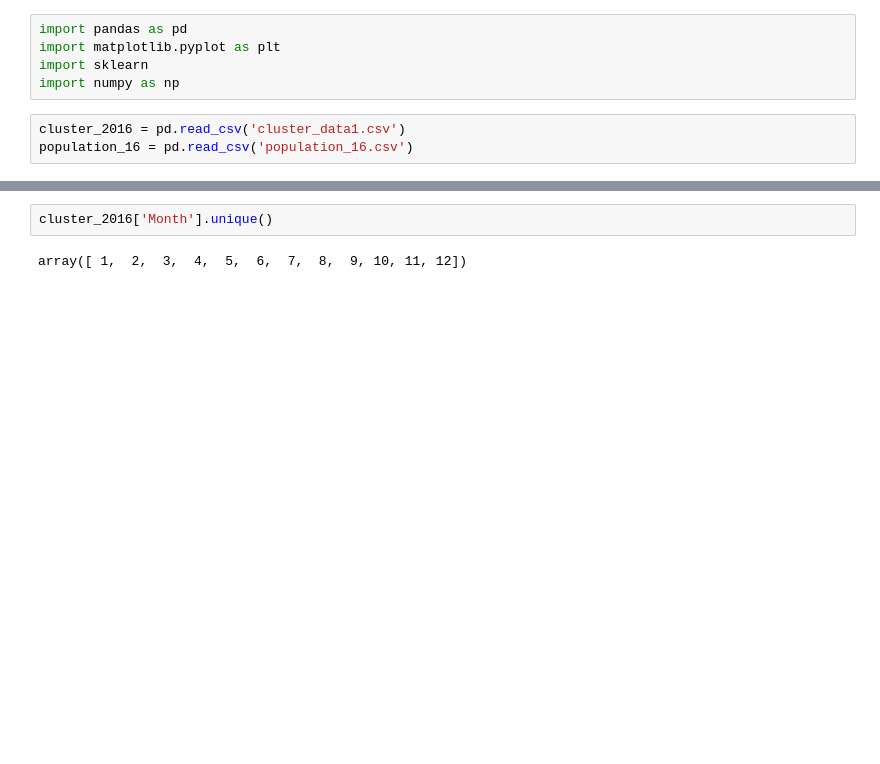
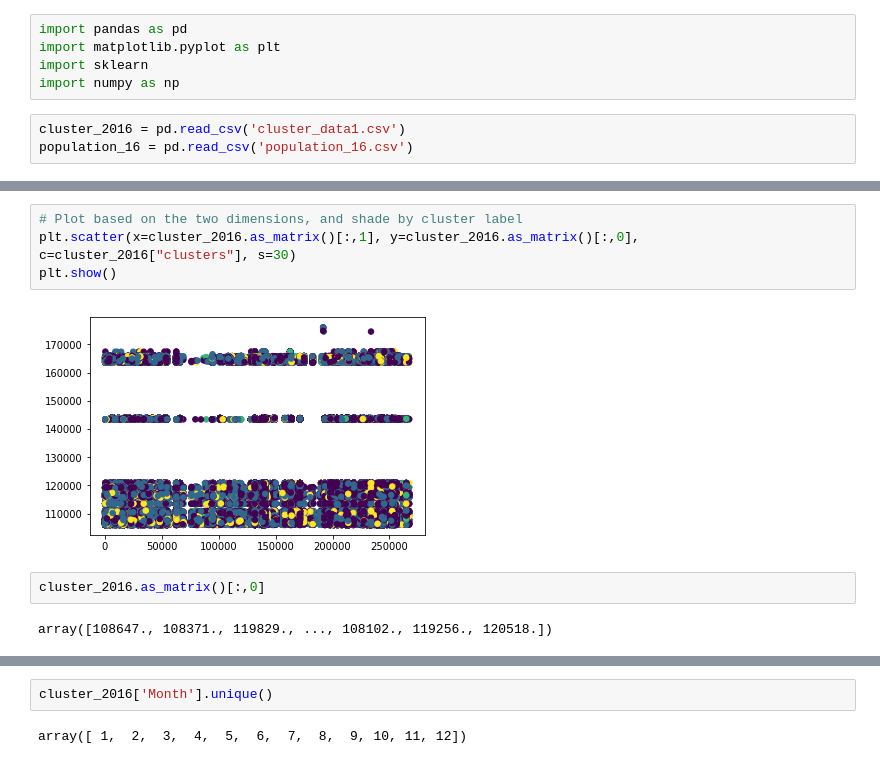
Before and after one commit to chinmaydas96/Bike_sharing, a Jupyter notebook: clustering.ipynb, the cells around one changed output, grey strips where cells are left out. Saved outputs shown, nothing was run; the diff lists cells and outputs as text; blank space fills up the shorter version.

```diff
--- a/clustering.ipynb
+++ b/clustering.ipynb
@@ -58,0 +80,10 @@ array(['Android', 'iPhone', 'others', 'IVR', 'Windows', 'BlackBerry'], dtype=obj
+# %%
+# Plot based on the two dimensions, and shade by cluster label
+plt.scatter(x=cluster_2016.as_matrix()[:,1], y=cluster_2016.as_matrix()[:,0], c=cluster_2016["clusters"], s=30)
+plt.show()
+# %% [output]
+[figure, added]
+# %%
+cluster_2016.as_matrix()[:,0]
+# %% [output]
+array([108647., 108371., 119829., ..., 108102., 119256., 120518.])
```
Also changed, not shown: parts of 21 cells of this notebook.
